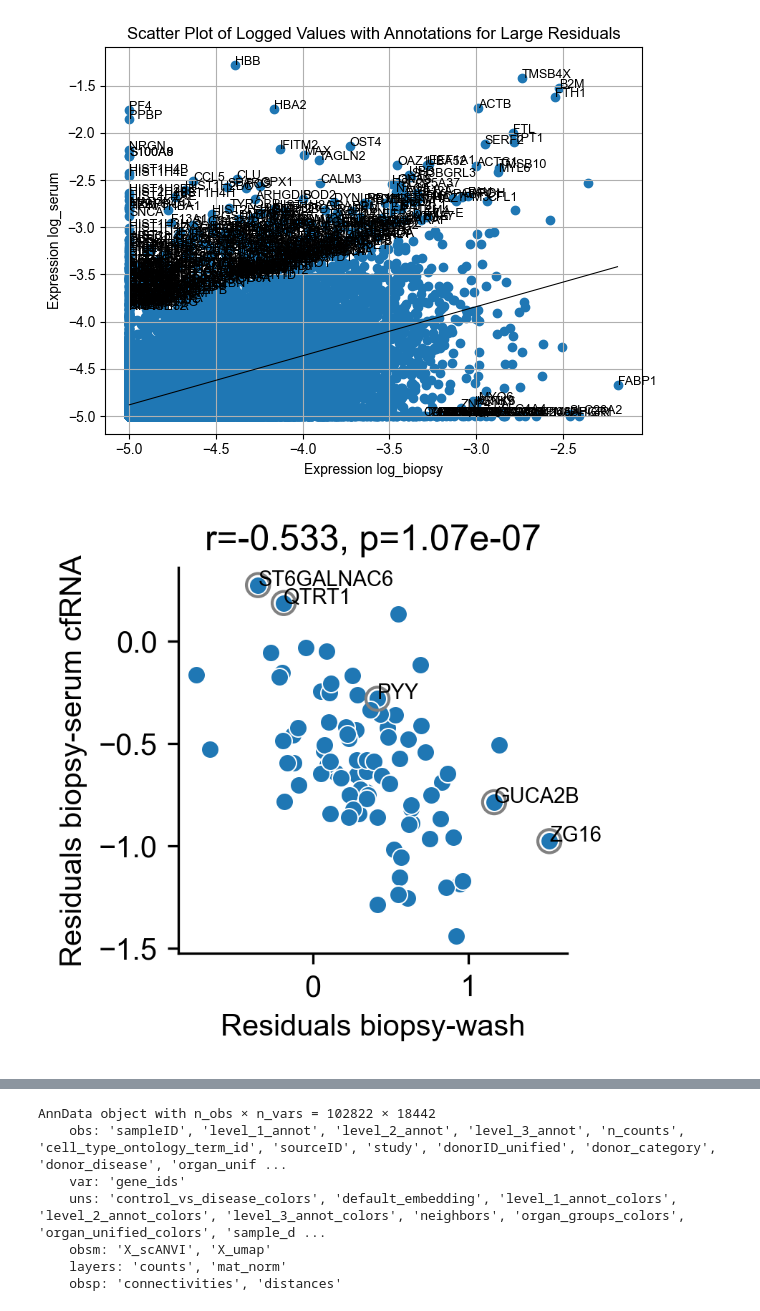
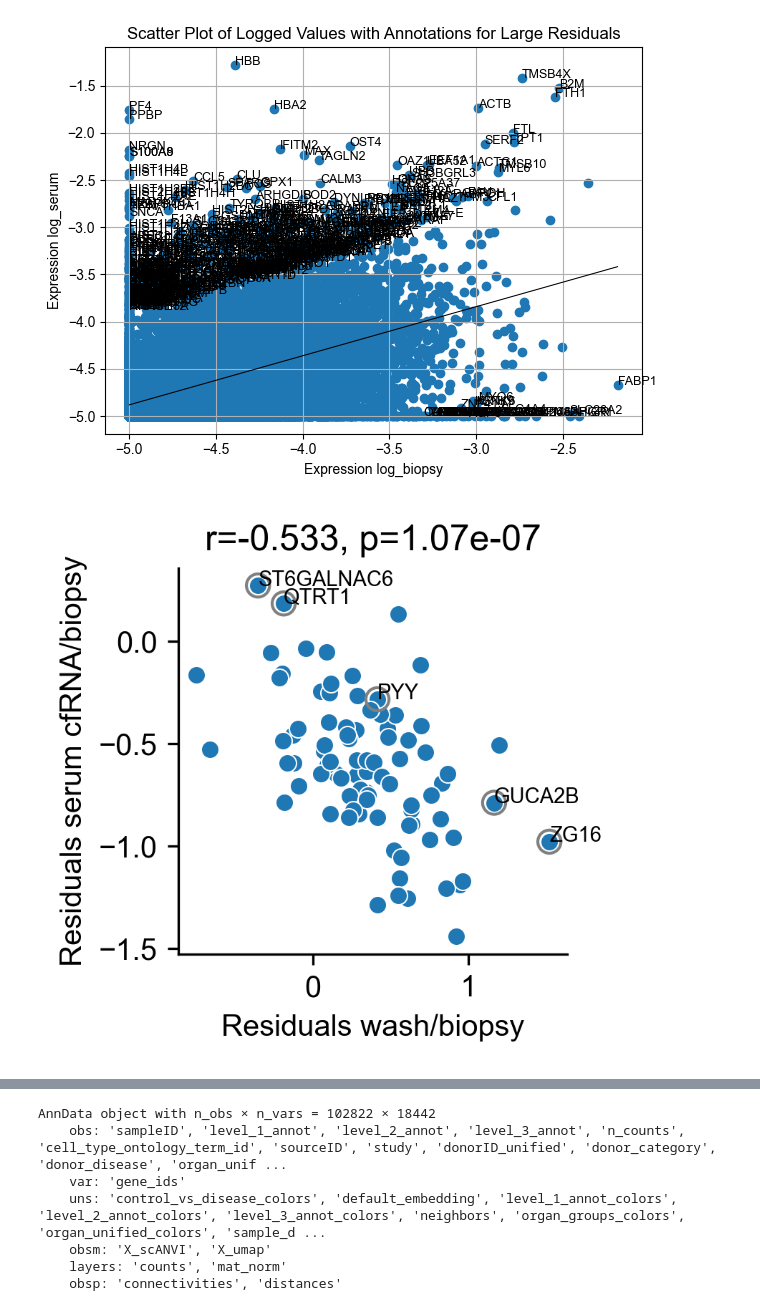
Before and after one commit to barkait/TurnoverScore, a Jupyter notebook: ev_cfrna/compare_wash_and_blood.ipynb, the cells around one changed output, grey strips where cells are left out. Drawn from its saved outputs; the diff is of its cells as text; code cells hidden in the pictures.

```diff
--- a/ev_cfrna/compare_wash_and_blood.ipynb
+++ b/ev_cfrna/compare_wash_and_blood.ipynb
@@ -243,31 +246,31 @@ Correlation: 0.6411264996687894, p-value: 0.0
 # %%
 # correlation between residuals of non-zero genes both in wash and serum
 fig,ax = plt.subplots(figsize=(7/3, 7/3), dpi=300)
 df_resids_wash_serum = pd.merge(resids_hc_biopsy_wash, resids_hc_biopsy_serum, how='inner', suffixes=('_biopsy_wash', '_biopsy_serum'), left_on='gene_display', right_on='gene_display')
 df_resids_wash_serum.index = df_resids_wash_serum.gene_display
 
 gene_mask = df_resids_wash_serum.gene_display.isin(np.intersect1d(df_resids_wash_serum.gene_display, organs_markers_dict['Large_Intestine']))
 # filter genes that are zero in both wash and serum
 expressed_genes = df_resids_wash_serum.index[df_resids_wash_serum.loc[:,['log_wash','log_serum']].sum(axis=1) == 2*np.log10(my_PN)].values
 gene_mask[expressed_genes] = False
 
 sns.scatterplot(data=df_resids_wash_serum.loc[gene_mask], x='residual_biopsy_wash', y='residual_biopsy_serum')
 # add selceted genes as text labels
 texts = ['ZG16','GUCA2B',"QTRT1","PYY","ST6GALNAC6"]
 for i, row in df_resids_wash_serum.loc[gene_mask].iterrows():
     if row['gene_display'] in texts:
         plt.text(row['residual_biopsy_wash'], row['residual_biopsy_serum'], row['gene_display'], fontsize=7, )
         # add a circle around the original point using scatter with empty markers
         plt.scatter(row['residual_biopsy_wash'], row['residual_biopsy_serum'], facecolors='none', edgecolors='gray', s=60, linewidth=1)
 [r, p] = scipy.stats.spearmanr(df_resids_wash_serum.loc[gene_mask].residual_biopsy_wash, df_resids_wash_serum.loc[gene_mask].residual_biopsy_serum)
 plt.title("r=" + f"{r:.3f}" + ", p=" + f"{p:.2e}")
-plt.xlabel("Residuals biopsy-wash")
-plt.ylabel("Residuals biopsy-serum cfRNA")
+plt.xlabel("Residuals wash/biopsy")
+plt.ylabel("Residuals serum cfRNA/biopsy")
 sns.despine()
 plt.show()
 fig.savefig(cfrna_edf_path+"resids_wash_cfRNA.pdf",bbox_inches='tight', dpi=300)
 # %% [output]
-[figure, old version]
+[figure, new version]
 # %%
 # import plotly.express as px
 # px.scatter(df_resids_wash_serum.loc[gene_mask], x='residual_biopsy_wash', y='residual_biopsy_serum',
```
Also changed, not shown: parts of 6 cells of this notebook, 1 other file.
